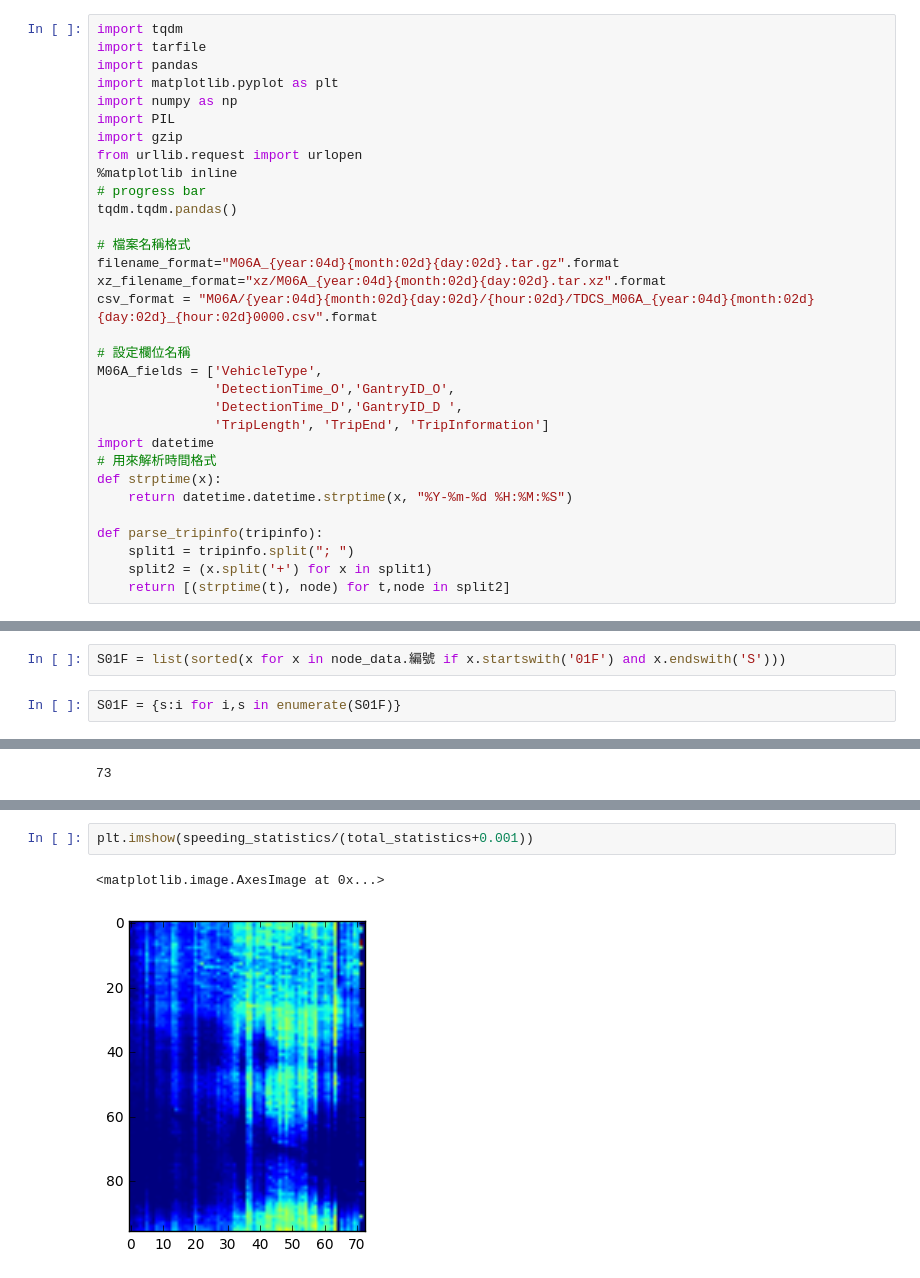
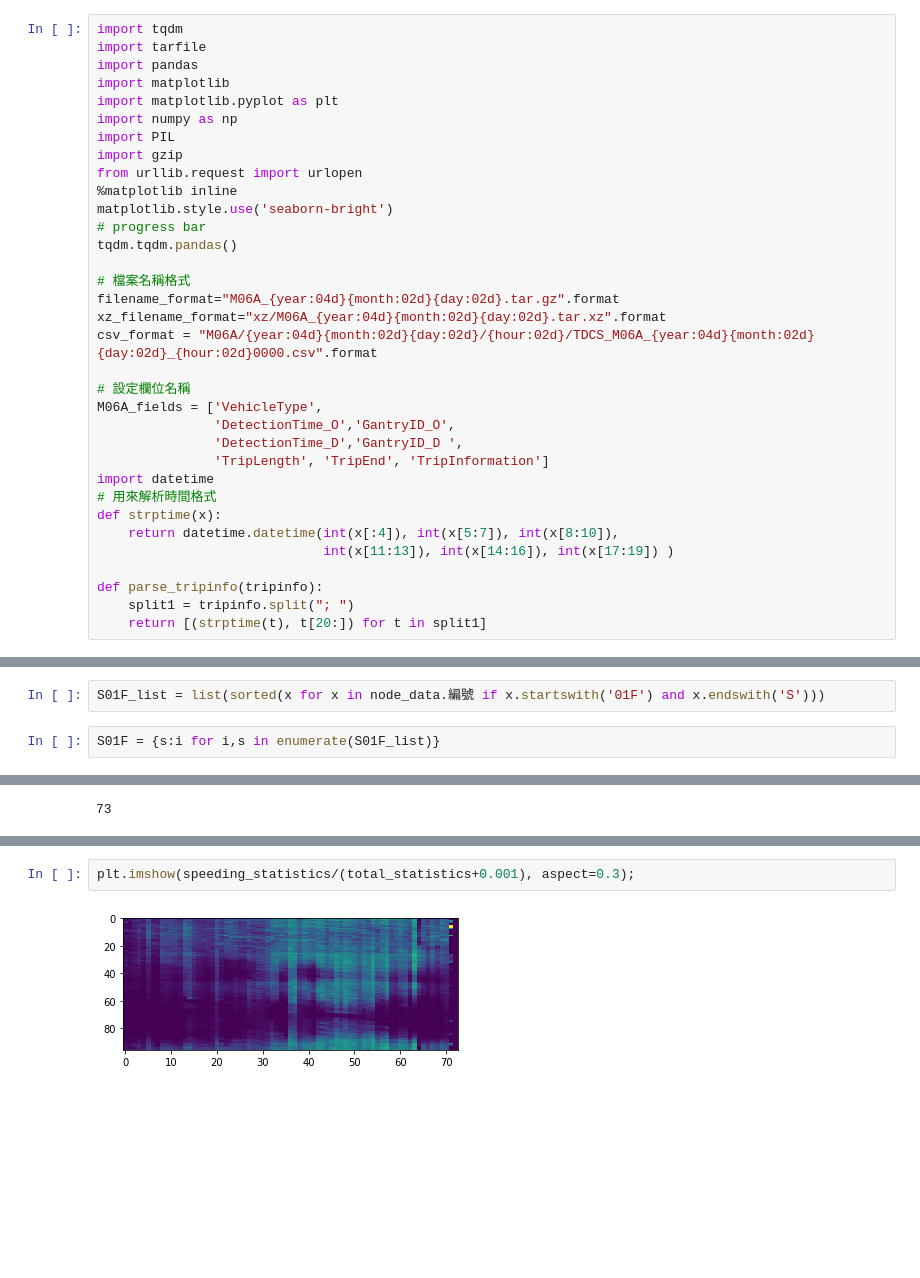
Before and after one commit to tjwei/ETC_math, a Jupyter notebook: 07-Visualization.ipynb, the cells around one changed output, grey strips where cells are left out. Drawn from its saved outputs; the diff is of its cells as text; blank space fills up the shorter version.

Commit message:
update visual

```diff
--- a/07-Visualization.ipynb
+++ b/07-Visualization.ipynb
@@ -6,12 +6,14 @@
 import tqdm
 import tarfile
 import pandas
+import matplotlib
 import matplotlib.pyplot as plt
 import numpy as np
 import PIL
 import gzip
 from urllib.request import urlopen
 %matplotlib inline
+matplotlib.style.use('seaborn-bright')
 # progress bar
 tqdm.tqdm.pandas()
 
@@ -28,12 +30,12 @@ M06A_fields = ['VehicleType',
 import datetime
 # 用來解析時間格式
 def strptime(x):
-    return datetime.datetime.strptime(x, "%Y-%m-%d %H:%M:%S")
+    return datetime.datetime(int(x[:4]), int(x[5:7]), int(x[8:10]),
+                             int(x[11:13]), int(x[14:16]), int(x[17:19]) )
 
 def parse_tripinfo(tripinfo):
     split1 = tripinfo.split("; ")
-    split2 = (x.split('+') for x in split1)
-    return [(strptime(t), node) for t,node in split2]
+    return [(strptime(t), t[20:]) for t in split1]
 # %%
 ## 讀取檔案
 node_data=pandas.read_json('node_data.json')
@@ -115,7 +134,7 @@ num_total, num_valid, num_overspeed, num_overspeed/num_total, num_overspeed/num_
 # %%
-S01F = list(sorted(x for x in node_data.編號 if x.startswith('01F') and x.endswith('S')))
+S01F_list = list(sorted(x for x in node_data.編號 if x.startswith('01F') and x.endswith('S')))
 # %%
-S01F = {s:i for i,s in enumerate(S01F)}
+S01F = {s:i for i,s in enumerate(S01F_list)}
 # %%
 len(S01F)
 # %% [output]
@@ -331,5 +166,4 @@ data.Speed.apply(lambda l:[count_speeding(x) for x in l]);
 # %%
-plt.imshow(speeding_statistics/(total_statistics+0.001))
+plt.imshow(speeding_statistics/(total_statistics+0.001), aspect=0.3);
 # %% [output]
-<matplotlib.image.AxesImage at 0x...>
-[figure, old version]
+[figure, new version]
```
Also changed, not shown: parts of 31 cells of this notebook.
